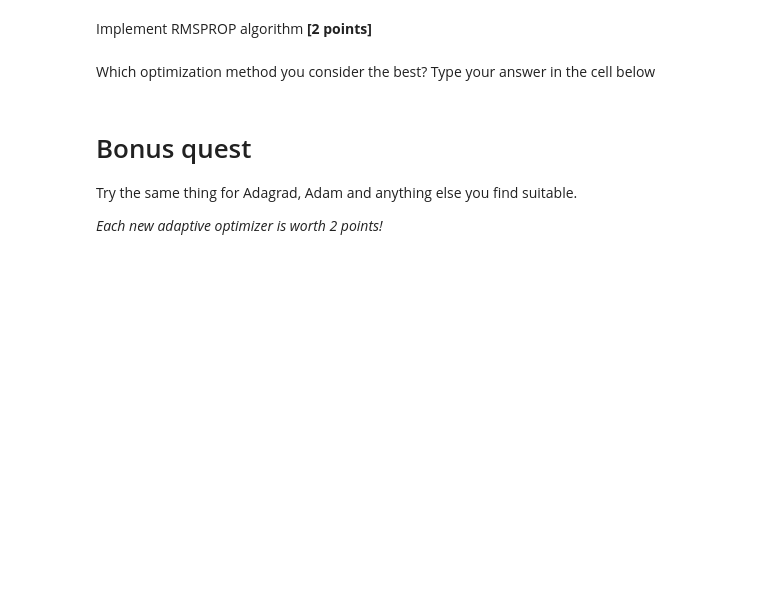
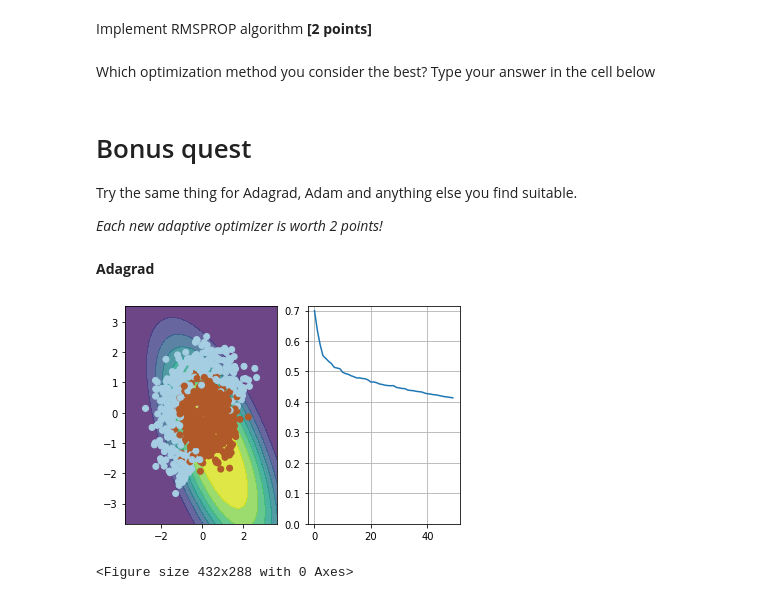
Before and after one commit to Glockii/practical_dl, a Jupyter notebook: week01_backprop/adapdive_sgd/adaptive_sgd.ipynb, the cells around one changed output. Saved outputs shown, nothing was run; the diff lists cells and outputs as text; code cells hidden in the pictures; blank space fills up the shorter version.

```diff
--- a/week01_backprop/adapdive_sgd/adaptive_sgd.ipynb
+++ b/week01_backprop/adapdive_sgd/adaptive_sgd.ipynb
@@ -288,7 +294,7 @@ for i in range(n_iter):
     loss[i] = compute_loss(X, y, w)
     visualize(X[ind,:], y[ind], w, loss)
 
-    <update w and anything else here>
+    #<update w and anything else here>
 
 
 visualize(X, y, w, loss)
@@ -300,3 +306,30 @@ Which optimization method you consider the best? Type your answer in the cell be
 Try the same thing for Adagrad, Adam and anything else you find suitable.
 
 _Each new adaptive optimizer is worth 2 points!_
+# %% [markdown]
+**Adagrad**
+# %%
+w = np.array([0,0,0,0,0,1])
+
+alpha = 0.1 # learning rate. Please change.
+cache = 0.0
+
+n_iter = 50
+batch_size = 4
+loss = np.zeros(n_iter)
+plt.figure(figsize=(12,5))
+for i in range(n_iter):
+    ind = np.random.choice(X.shape[0], batch_size)
+    loss[i] = compute_loss(X, y, w)
+    visualize(X[ind,:], y[ind], w, loss)
+
+    #<update w and anything else here>
+    grad = compute_grad(X[ind,:], y[ind], w)
+    cache = cache + grad**2
+    w = w - alpha * (grad/(cache+1e-7))
+
+visualize(X, y, w, loss)
+plt.clf()
+# %% [output]
+[figure, added]
+<Figure size 432x288 with 0 Axes>
```
Also changed, not shown: parts of 6 cells of this notebook.
